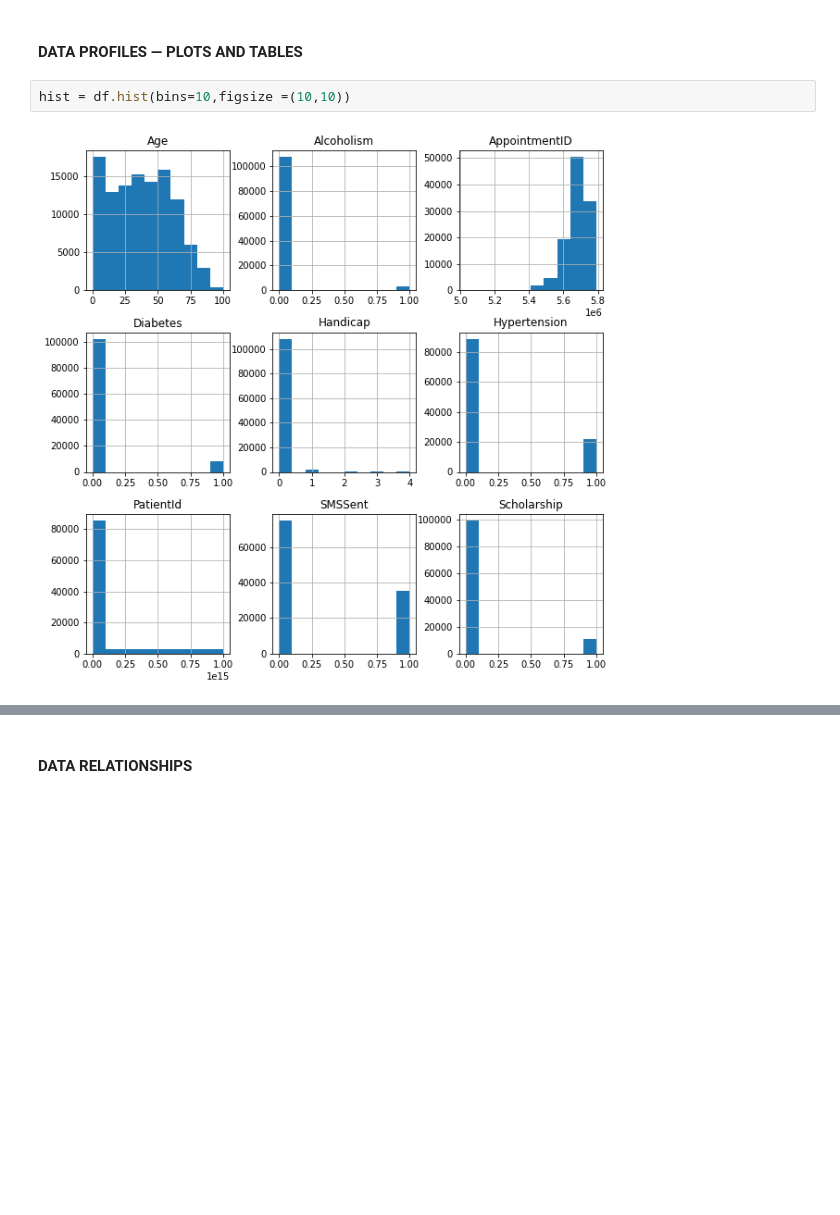
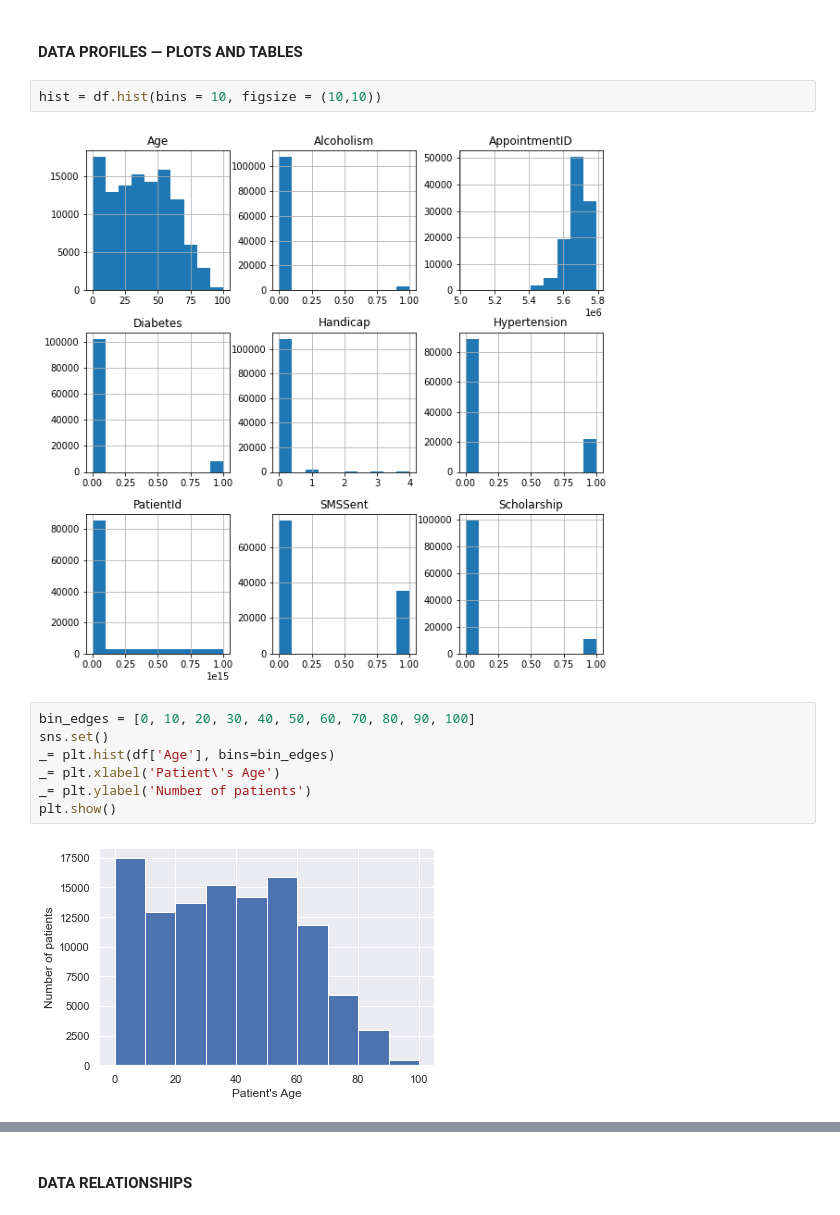
Before and after one commit to asaadkhattab/MedicalAppointmentNoShowsCapstone, a Jupyter notebook: 3_ExploratoryDataAnalysis.ipynb, the cells around one changed output, grey strips where cells are left out. Cells and saved outputs as stored; diff of their text form; blank space fills up the shorter version.

```diff
--- a/3_ExploratoryDataAnalysis.ipynb
+++ b/3_ExploratoryDataAnalysis.ipynb
@@ -39,9 +41,18 @@ df.describe().T
 # %% [markdown]
 ####  DATA PROFILES — PLOTS AND TABLES
 # %%
-hist = df.hist(bins=10,figsize =(10,10))
+hist = df.hist(bins = 10, figsize = (10,10))
 # %% [output]
 [figure]
+# %%
+bin_edges = [0, 10, 20, 30, 40, 50, 60, 70, 80, 90, 100]
+sns.set()
+_= plt.hist(df['Age'], bins=bin_edges)
+_= plt.xlabel('Patient\'s Age')
+_= plt.ylabel('Number of patients')
+plt.show()
+# %% [output]
+[figure, added]
 # %%
 #select categorical variables only
 df_cat = df.select_dtypes(include = 'object').copy()
```
Also changed, not shown: parts of 10 cells of this notebook, 2 other files.
